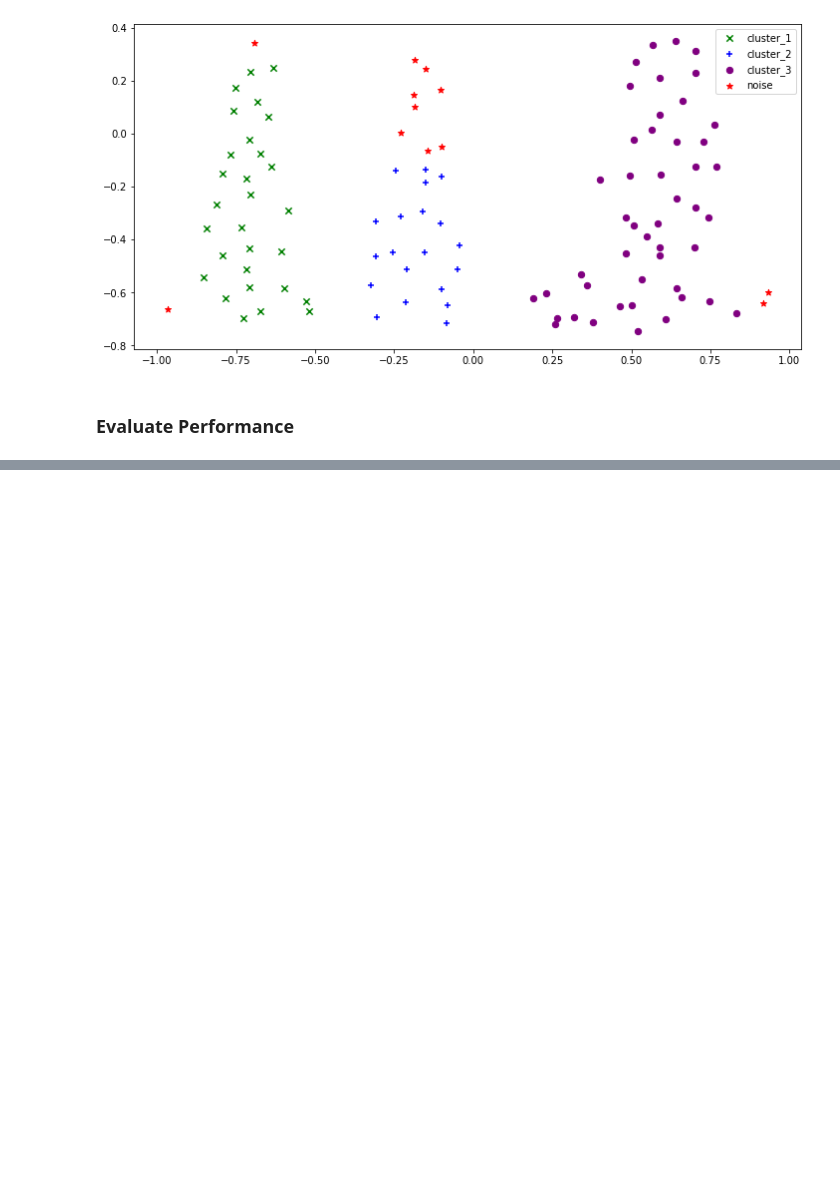
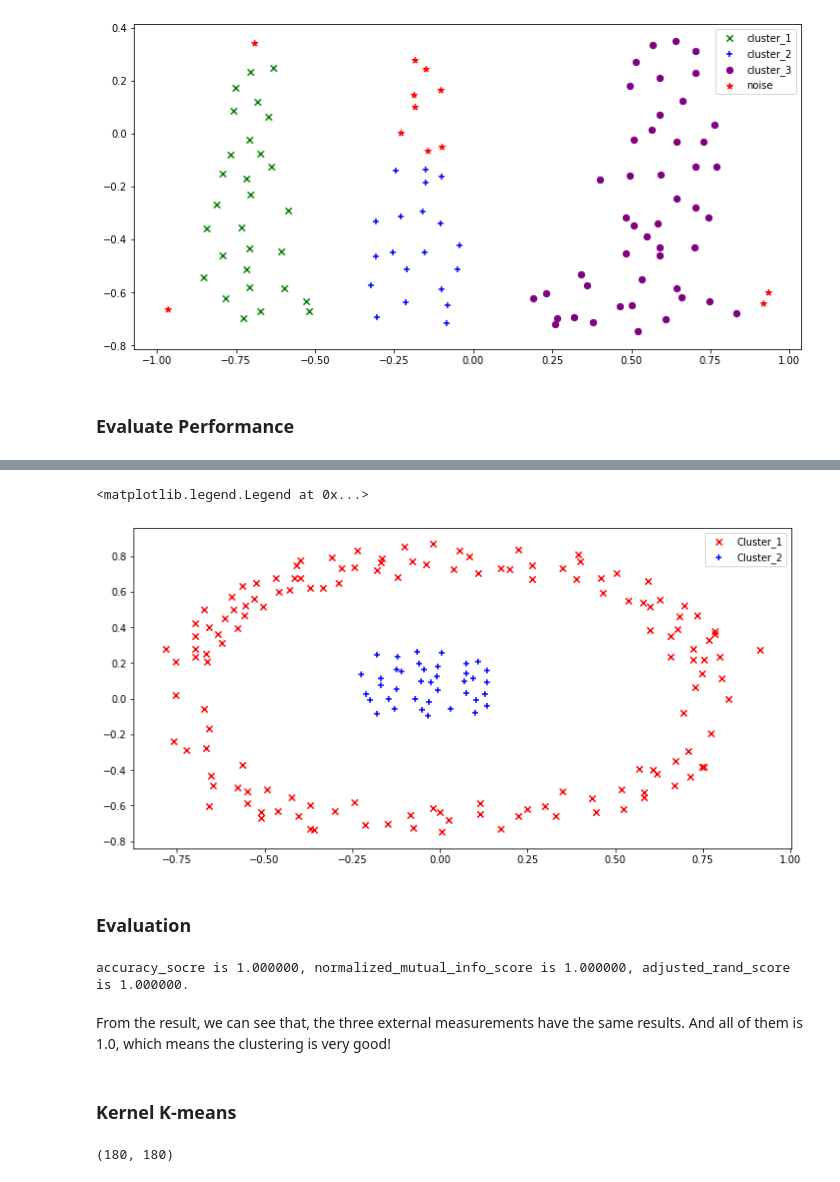
Before and after one commit to TJmask/Data-Mining-COSI-126A, a Jupyter notebook: Solutions/HW1_data_mining.ipynb, the cells around one changed output, grey strips where cells are left out. Cells and saved outputs as stored; diff of their text form; code cells hidden in the pictures; blank space fills up the shorter version.

```diff
--- a/Solutions/HW1_data_mining.ipynb
+++ b/Solutions/HW1_data_mining.ipynb
@@ -740,0 +864,3 @@ def kmeans(data,init_centers,k):
+# %%
+simi_matrix = get_simi_matrix(data, sigma = 0.05)
+simi_matrix.shape
@@ -740,0 +869,8 @@ def kmeans(data,init_centers,k):
+# %%
+# shape(180,)
+Distance = sum(simi_matrix)
+Distance = np.power(Distance,-1/2)
+
+# Laplician matrix
+Lap_matrix = np.eye(len(Distance))-np.dot(np.dot(np.diag(Distance),simi_matrix),np.diag(Distance))
+Lap_matrix.shape
@@ -740,0 +879,11 @@ def kmeans(data,init_centers,k):
+# %%
+# Input number of clusters
+num_clusters = 2
+
+# find the smallest eigenvectors
+x, eigenv = eigsh(Lap_matrix, num_clusters, which='SM')
+# %%
+## using K-means
+kmeans = KMeans(n_clusters=num_clusters, random_state=42).fit(eigenv)
+labels = kmeans.labels_
+labels
@@ -740,0 +900,11 @@ def kmeans(data,init_centers,k):
+# %%
+# Visualization
+plt.figure(figsize=(12,6))
+plt.scatter(data[labels==0,0],data[labels==0,1], marker = 'x',color = 'red', s = 40 ,label = 'Cluster_1')
+plt.scatter(data[labels==1,0],data[labels==1,1], marker = '+', color = 'blue', s = 40, label = 'Cluster_2')
+plt.legend()
+# %% [output]
+<matplotlib.legend.Legend at 0x...>
+[figure, added]
+# %% [markdown]
+### Evaluation
@@ -740,0 +922,19 @@ def kmeans(data,init_centers,k):
+# %%
+## evaluation using accuracy
+accuracy_socre = accuracy(spec_label_true, spec_scan_label_pred)
+
+## evaluation using normalized_mutual_info_score
+NMI_score = normalized_mutual_info_score(spec_label_true, spec_scan_label_pred)
+
+## evaluation using adjusted_rand_score
+ARI_score = adjusted_rand_score(spec_label_true, spec_scan_label_pred)
+
+print('accuracy_socre is %f,' %accuracy_socre,\
+      'normalized_mutual_info_score is %f,' %NMI_score,\
+      'adjusted_rand_score is %f.' %ARI_score)
+# %% [output]
+accuracy_socre is 1.000000, normalized_mutual_info_score is 1.000000, adjusted_rand_score is 1.000000.
+# %% [markdown]
+From the result, we can see that, the three external measurements have the same results. And all of them is 1.0, which means the clustering is very good!
+# %% [markdown]
+### Kernel K-means
@@ -740,0 +967,5 @@ def kmeans(data,init_centers,k):
+# %%
+distance = kernel(data, 0.04)
+distance.shape
+# %% [output]
+(180, 180)
```
Also changed, not shown: parts of 73 cells of this notebook, 1 other file.
